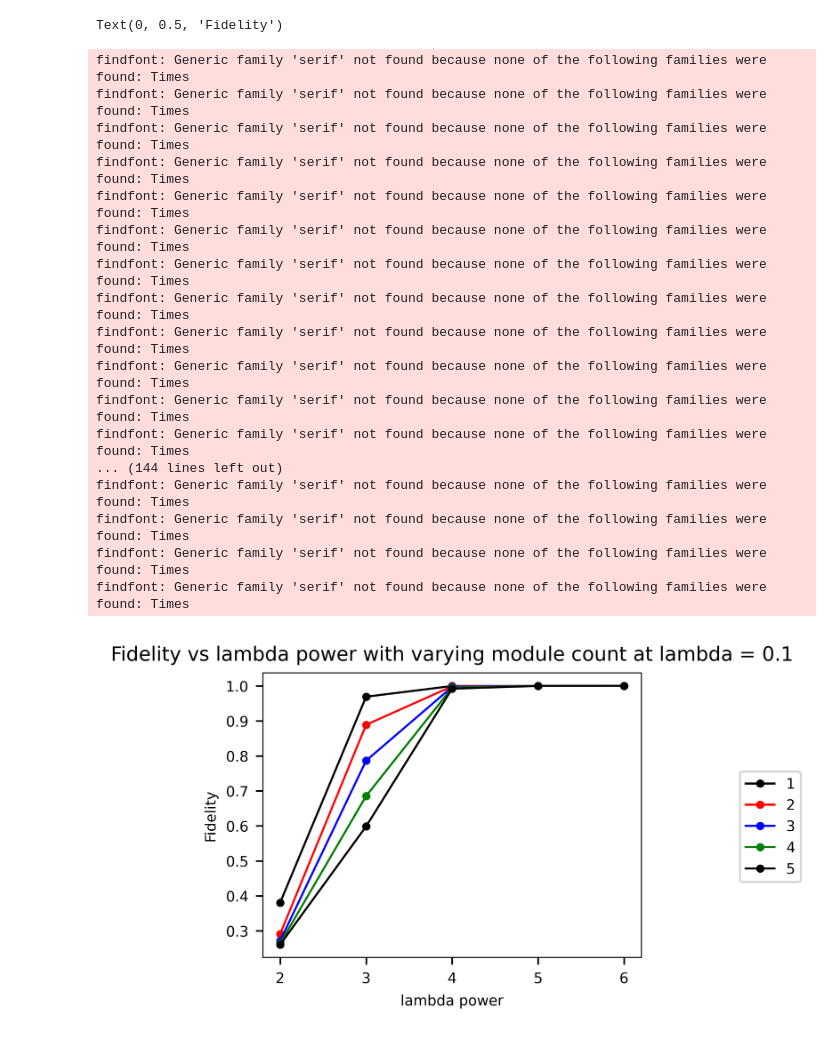
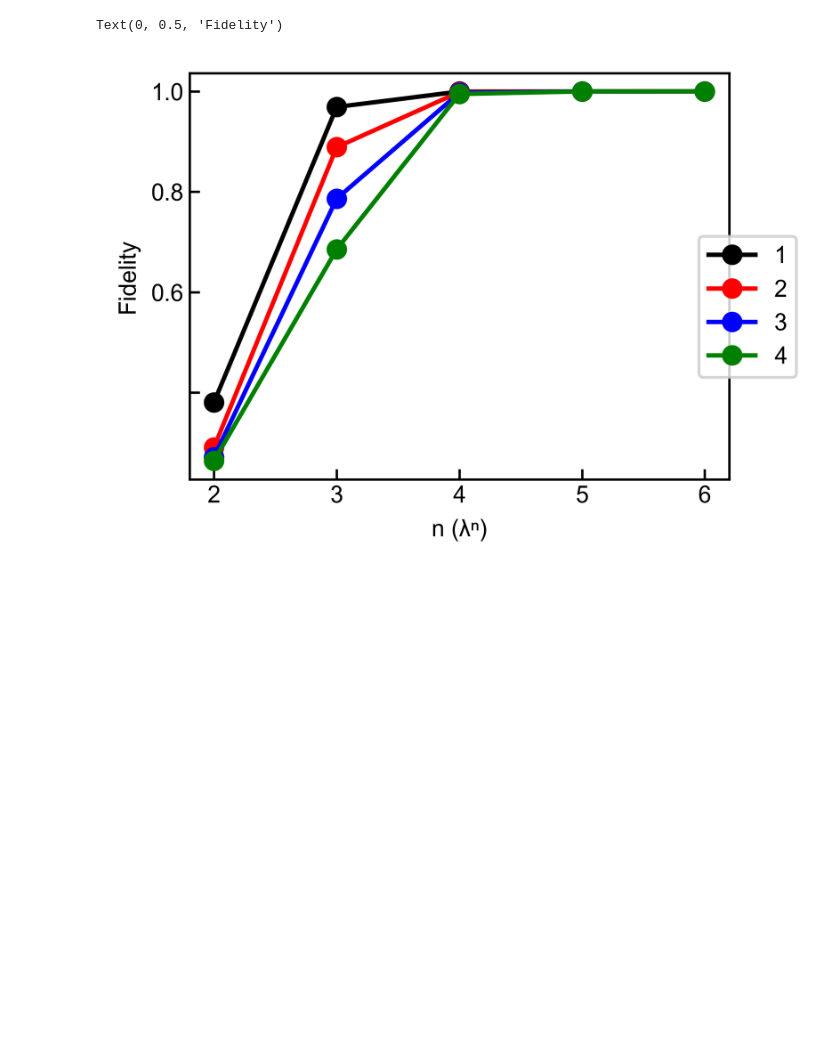
Before and after one commit to Pitt-JonesLab/quantum_logical, a Jupyter notebook: src/notebooks/pulse_sim/trial_run_mod_build.ipynb, the cells around one changed output. Cells and saved outputs as stored; diff of their text form; code cells hidden in the pictures; blank space fills up the shorter version.

```diff
--- a/src/notebooks/pulse_sim/trial_run_mod_build.ipynb
+++ b/src/notebooks/pulse_sim/trial_run_mod_build.ipynb
@@ -3,46 +3,56 @@ from quantum_logical.module_build_ import Module_build, Create_plots
 import matplotlib.pyplot as plt
 import scienceplots
 plt.style.use(['ieee'])
+plt.rcParams["font.family"] = "Arial"
+plt.rcParams['mathtext.rm'] = 'Arial'
+# %%
+dict1 = {'0':'\u2070','1':'\u00b9','2':'\u00b2',
+         '3':'\u00b3','4':'\u2074','5':'\u2075',
+         '6':'\u2076','7':'\u2077','8':'\u2078',
+         '9':'\u2079','+':'\u207A','-':'\u207B',
+         '=':'\u207C','(':'\u207D',')':'\u207E',
+         'a':'\u1d43','b':'\u1d47','c':'\u1D9C',
+         'd':'\u1d48','e':'\u1d49','f':'\u1da0',
+         'g':'\u1d4d','h':'\u02b0','i':'\u2071',
+         'j':'\u02b2','k':'\u1d4f','l':'\u02e1',
+         'm':'\u1d50','n':'\u207f','o':'\u1d52',
+         'p':'\u1d56','r':'\u02b3','s':'\u02e2',
+         't':'\u1d57','u':'\u1d58','v':'\u1d5b',
+         'w':'\u02b7','x':'\u02e3','y':'\u02b8',
+         'z':'\u1dbb','A':'\u1D2c','B':'\u1D2E',
+         'D':'\u1d30','E':'\u1d31','G':'\u1d33',
+         'H':'\u1d34','I':'\u1d35','J':'\u1d36',
+         'K':'\u1d37','L':'\u1d38','M':'\u1d39',
+         'N':'\u1d3a','O':'\u1d3c','P':'\u1d3e',
+         'R':'\u1d3f','T':'\u1d40','U':'\u1d41',
+         'V':'\u2c7d','W':'\u1d42','q':'\u146b'
+         }
 # %%
 store_fids = []
 lam_power = []
 lam_mag = .1
-fig, ax = plt.subplots()
+fig, axs = plt.subplots()
 amp = 2
-for j in range(1,6):
+for j in range(1,5):
     for i in range(2,7):
         a = Module_build(dim = 2, lam_power = i, mod_count = j, lam_mag = lam_mag, amp = amp)
         store_fids.append(a.results())
         lam_power.append(i)
 
     # b = Create_plots(x = lam_power, y = store_fids, num_module = j)
     # b.plot_create()
-    ax.plot(lam_power, store_fids, marker='o', linestyle = '-', label = "%s" %(j))
+    axs.plot(lam_power, store_fids, marker='o', linestyle = '-', label = "%s" %(j))
 
     store_fids.clear()
     lam_power.clear()
 fig.legend(loc = 'center right')
 fig.show()
-plt.title(f"Fidelity vs lambda power with varying module count at lambda = {lam_mag}")
-plt.xlabel("lambda power")
+axs.tick_params(axis="y",direction="in", pad = 2)
+axs.tick_params(axis="x",direction="in", pad = 2)
+axs.tick_params(which='minor', direction = 'in')
+axs.yaxis.get_major_ticks()[1].label1.set_visible(False)
+plt.xlabel("n (λ{})".format(dict1.get('n')))
 plt.ylabel("Fidelity")
 # %% [output]
 Text(0, 0.5, 'Fidelity')
-findfont: Generic family 'serif' not found because none of the following families were found: Times
-findfont: Generic family 'serif' not found because none of the following families were found: Times
-findfont: Generic family 'serif' not found because none of the following families were found: Times
-findfont: Generic family 'serif' not found because none of the following families were found: Times
-findfont: Generic family 'serif' not found because none of the following families were found: Times
-findfont: Generic family 'serif' not found because none of the following families were found: Times
-findfont: Generic family 'serif' not found because none of the following families were found: Times
-findfont: Generic family 'serif' not found because none of the following families were found: Times
-findfont: Generic family 'serif' not found because none of the following families were found: Times
-findfont: Generic family 'serif' not found because none of the following families were found: Times
-findfont: Generic family 'serif' not found because none of the following families were found: Times
-findfont: Generic family 'serif' not found because none of the following families were found: Times
-... (144 lines left out)
-findfont: Generic family 'serif' not found because none of the following families were found: Times
-findfont: Generic family 'serif' not found because none of the following families were found: Times
-findfont: Generic family 'serif' not found because none of the following families were found: Times
-findfont: Generic family 'serif' not found because none of the following families were found: Times
-[figure, old version]
+[figure, new version]
```
Also changed, not shown: 2 other files.
